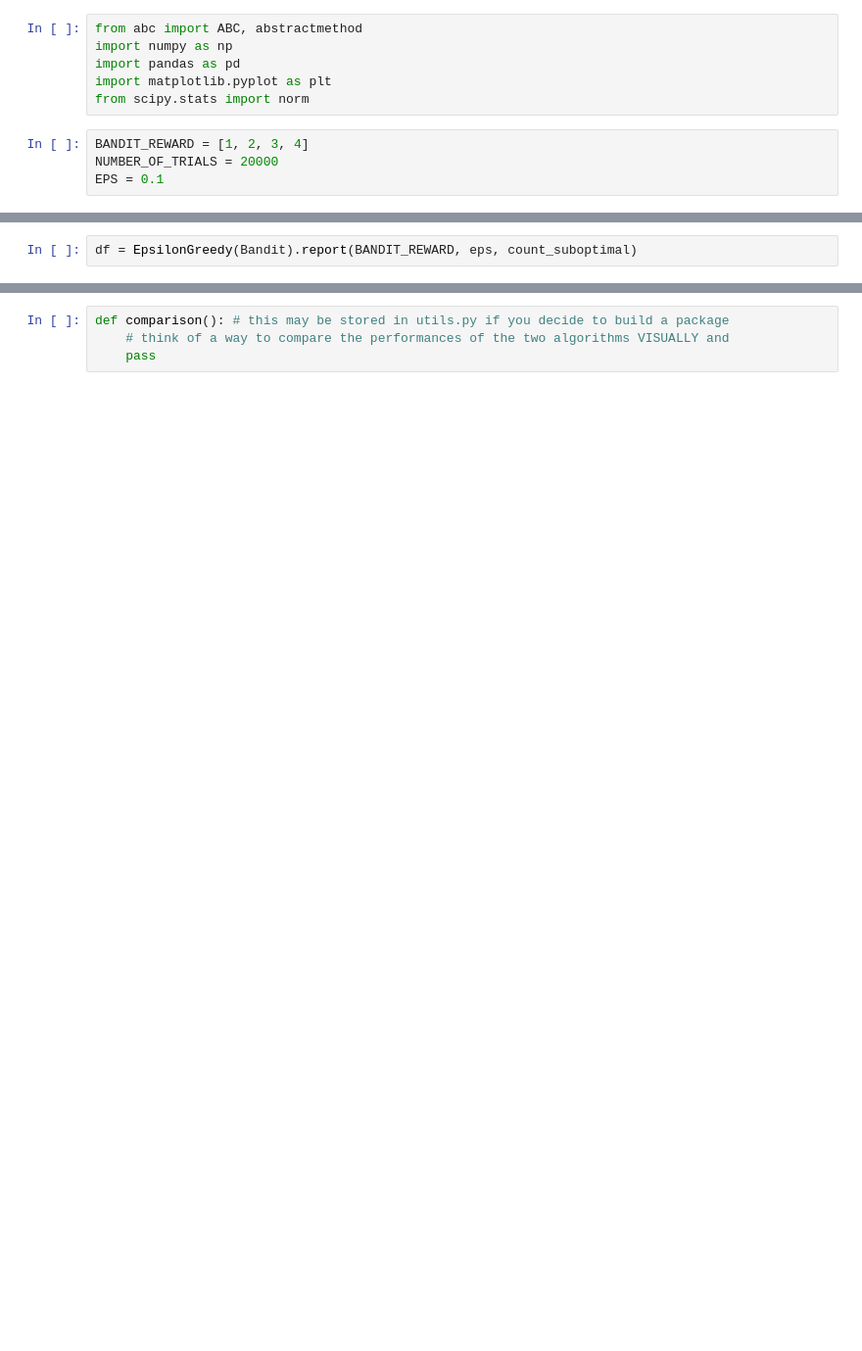
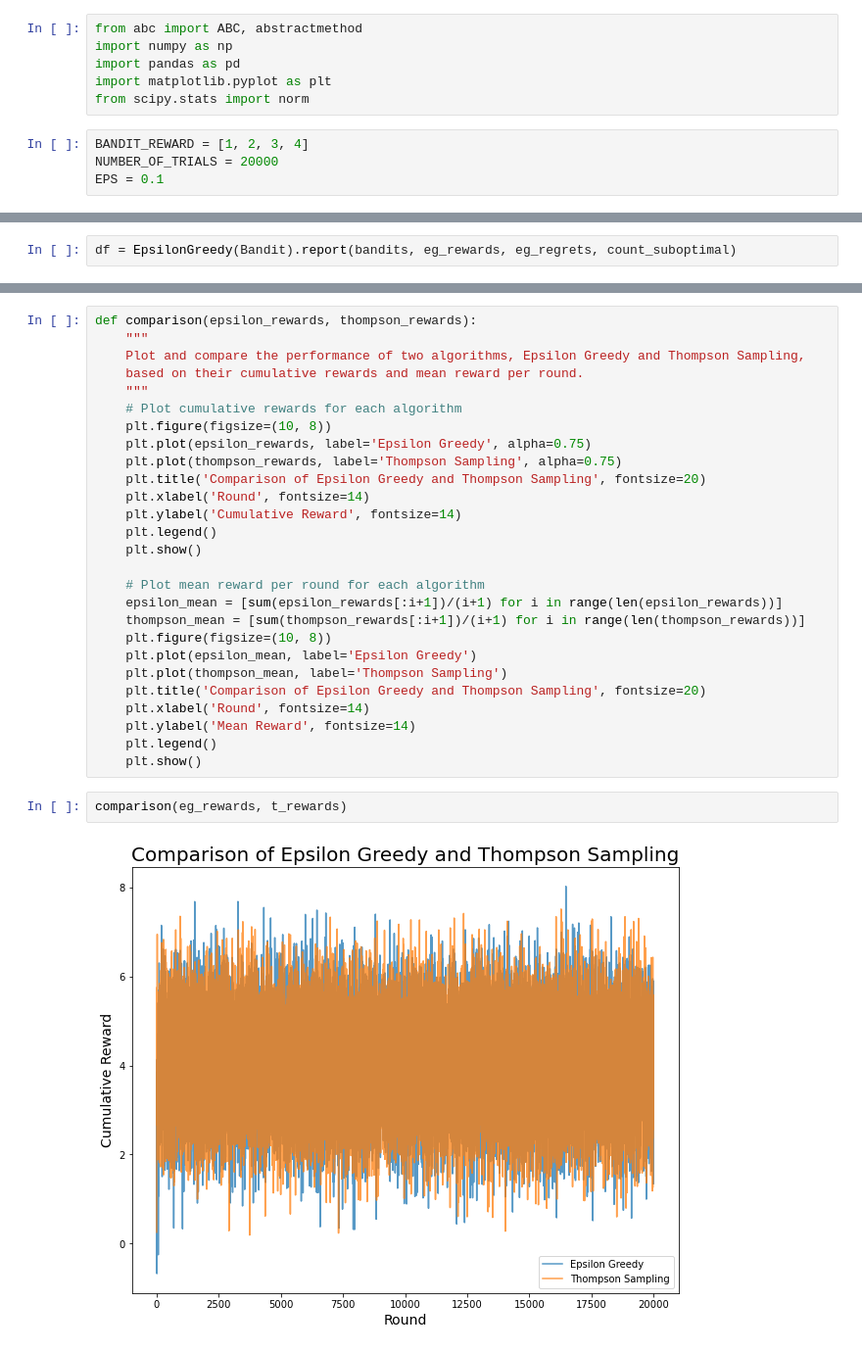
Before and after one commit to marmiskarian/AB-testing, a Jupyter notebook: HW2_AB-testing_Maria_Miskaryan.ipynb, the cells around one changed output, grey strips where cells are left out. Shown at 98% size. Saved outputs shown, nothing was run; the diff lists cells and outputs as text; blank space fills up the shorter version.

```diff
--- a/HW2_AB-testing_Maria_Miskaryan.ipynb
+++ b/HW2_AB-testing_Maria_Miskaryan.ipynb
@@ -186,3 +181,3 @@ EpsilonGreedy(Bandit).plot1(eg_reward, eg_selected_bandit, BANDIT_REWARD)
 # %%
-df = EpsilonGreedy(Bandit).report(BANDIT_REWARD, eps, count_suboptimal)
+df = EpsilonGreedy(Bandit).report(bandits, eg_rewards, eg_regrets, count_suboptimal)
 # %% [output]
@@ -371,4 +355,31 @@ Cummulative average: [3.45688233 3.12952116 3.34315112 ... 4.00306577 4.00308519
 # %%
-def comparison(): # this may be stored in utils.py if you decide to build a package
-    # think of a way to compare the performances of the two algorithms VISUALLY and
-    pass
+def comparison(epsilon_rewards, thompson_rewards):
+    """
+    Plot and compare the performance of two algorithms, Epsilon Greedy and Thompson Sampling,
+    based on their cumulative rewards and mean reward per round.
+    """
+    # Plot cumulative rewards for each algorithm
+    plt.figure(figsize=(10, 8))
+    plt.plot(epsilon_rewards, label='Epsilon Greedy', alpha=0.75)
+    plt.plot(thompson_rewards, label='Thompson Sampling', alpha=0.75)
+    plt.title('Comparison of Epsilon Greedy and Thompson Sampling', fontsize=20)
+    plt.xlabel('Round', fontsize=14)
+    plt.ylabel('Cumulative Reward', fontsize=14)
+    plt.legend()
+    plt.show()
+
+    # Plot mean reward per round for each algorithm
+    epsilon_mean = [sum(epsilon_rewards[:i+1])/(i+1) for i in range(len(epsilon_rewards))]
+    thompson_mean = [sum(thompson_rewards[:i+1])/(i+1) for i in range(len(thompson_rewards))]
+    plt.figure(figsize=(10, 8))
+    plt.plot(epsilon_mean, label='Epsilon Greedy')
+    plt.plot(thompson_mean, label='Thompson Sampling')
+    plt.title('Comparison of Epsilon Greedy and Thompson Sampling', fontsize=20)
+    plt.xlabel('Round', fontsize=14)
+    plt.ylabel('Mean Reward', fontsize=14)
+    plt.legend()
+    plt.show()
+# %%
+comparison(eg_rewards, t_rewards)
+# %% [output]
+[figure, added]
```
Also changed, not shown: parts of 11 cells of this notebook.
